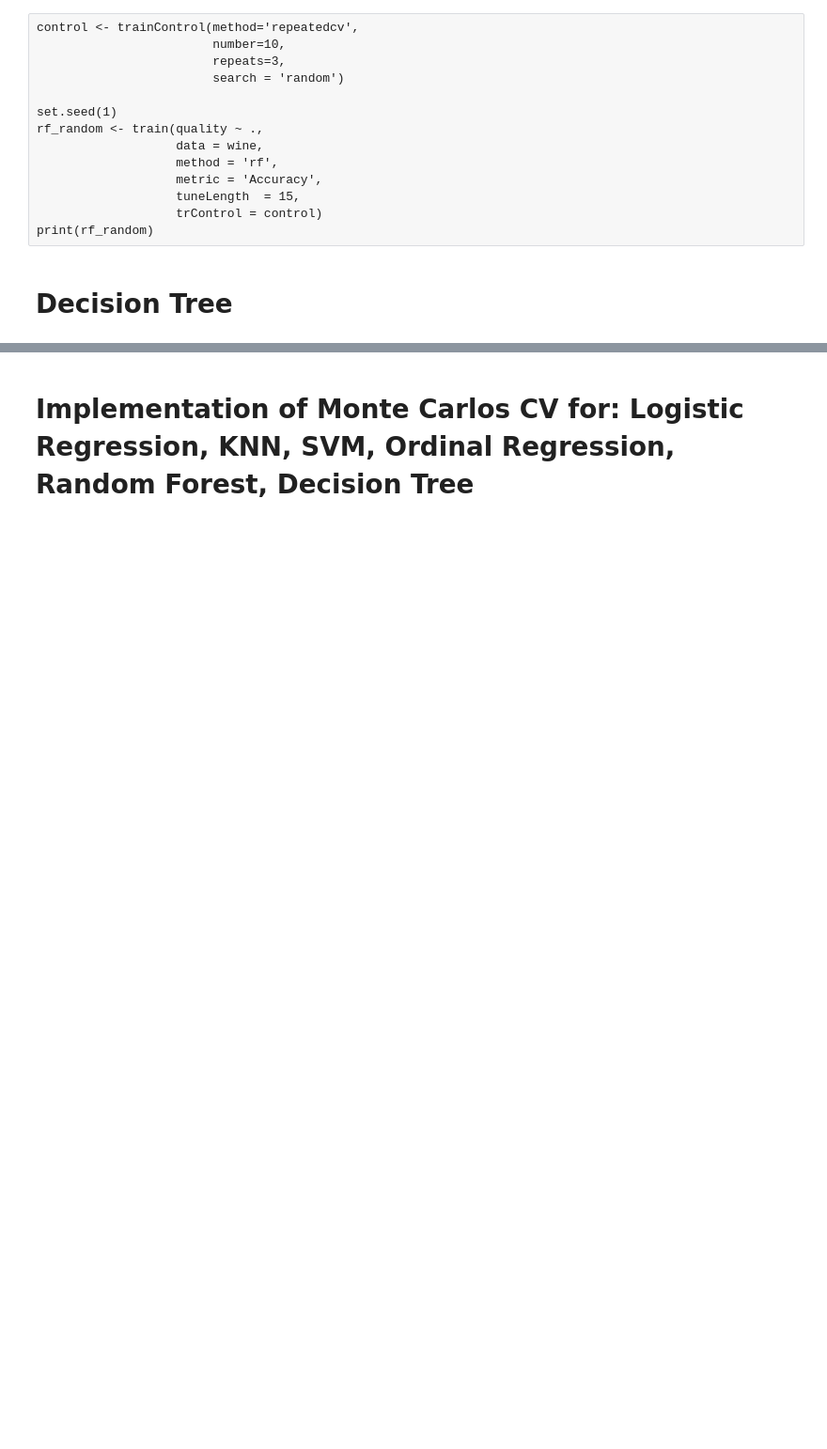
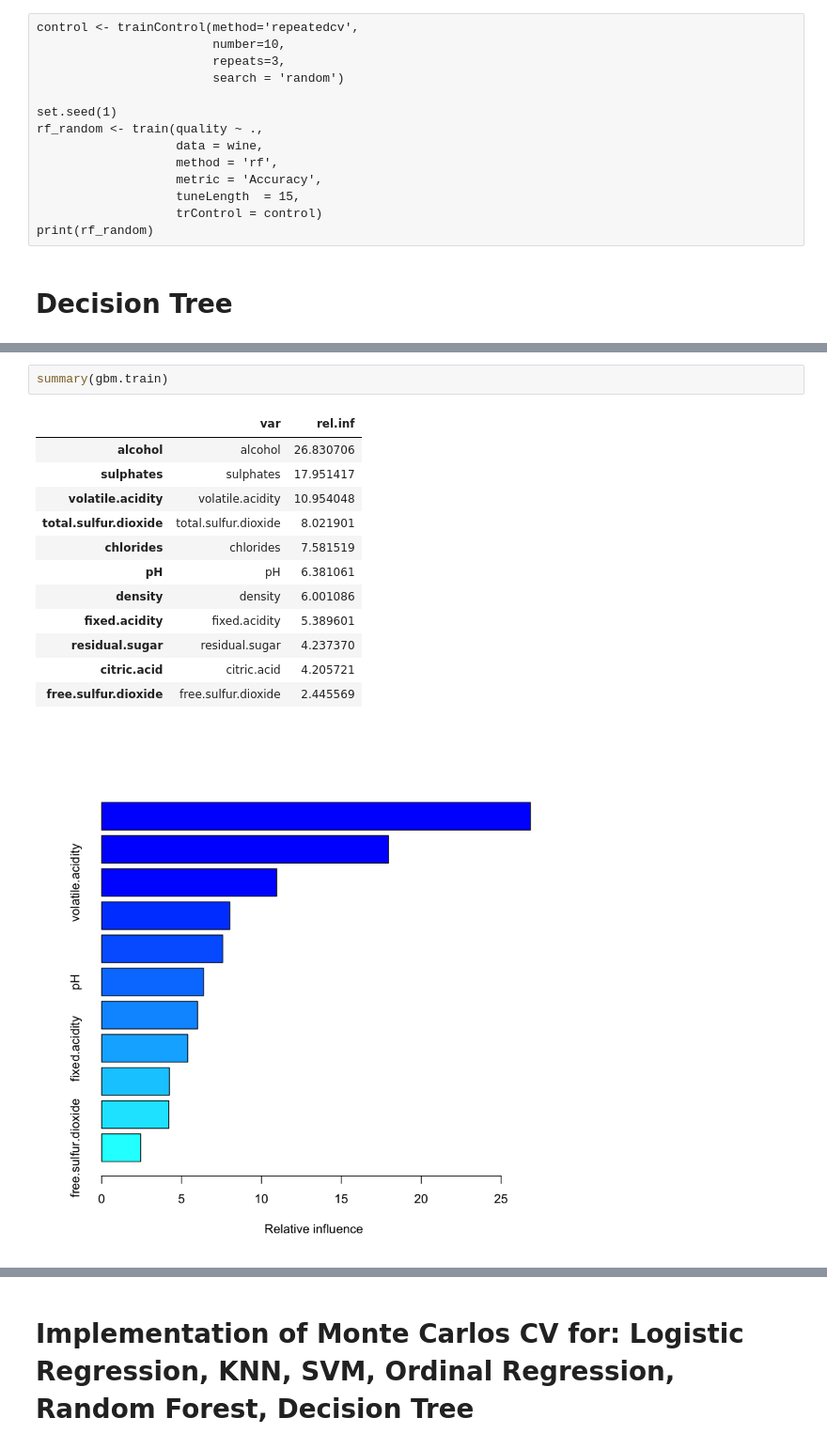
Before and after one commit to spatankar276/Project-Buzz, a Jupyter notebook: 7406-Project-Buzz-Team.ipynb, the cells around one changed output, grey strips where cells are left out. Shown: that part at 94% size. Cells and saved outputs as stored; diff of their text form; blank space fills up the shorter version.

```diff
--- a/7406-Project-Buzz-Team.ipynb
+++ b/7406-Project-Buzz-Team.ipynb
@@ -1004,0 +534,16 @@ Prediction   0   1
+# %%
+summary(gbm.train)
+# %% [output]
+|  | var | rel.inf |
+| alcohol | alcohol | 26.830706 |
+| sulphates | sulphates | 17.951417 |
+| volatile.acidity | volatile.acidity | 10.954048 |
+| total.sulfur.dioxide | total.sulfur.dioxide | 8.021901 |
+| chlorides | chlorides | 7.581519 |
+| pH | pH | 6.381061 |
+| density | density | 6.001086 |
+| fixed.acidity | fixed.acidity | 5.389601 |
+| residual.sugar | residual.sugar | 4.237370 |
+| citric.acid | citric.acid | 4.205721 |
+| free.sulfur.dioxide | free.sulfur.dioxide | 2.445569 |
+[figure, added]
```
Also changed, not shown: parts of 66 cells of this notebook.
